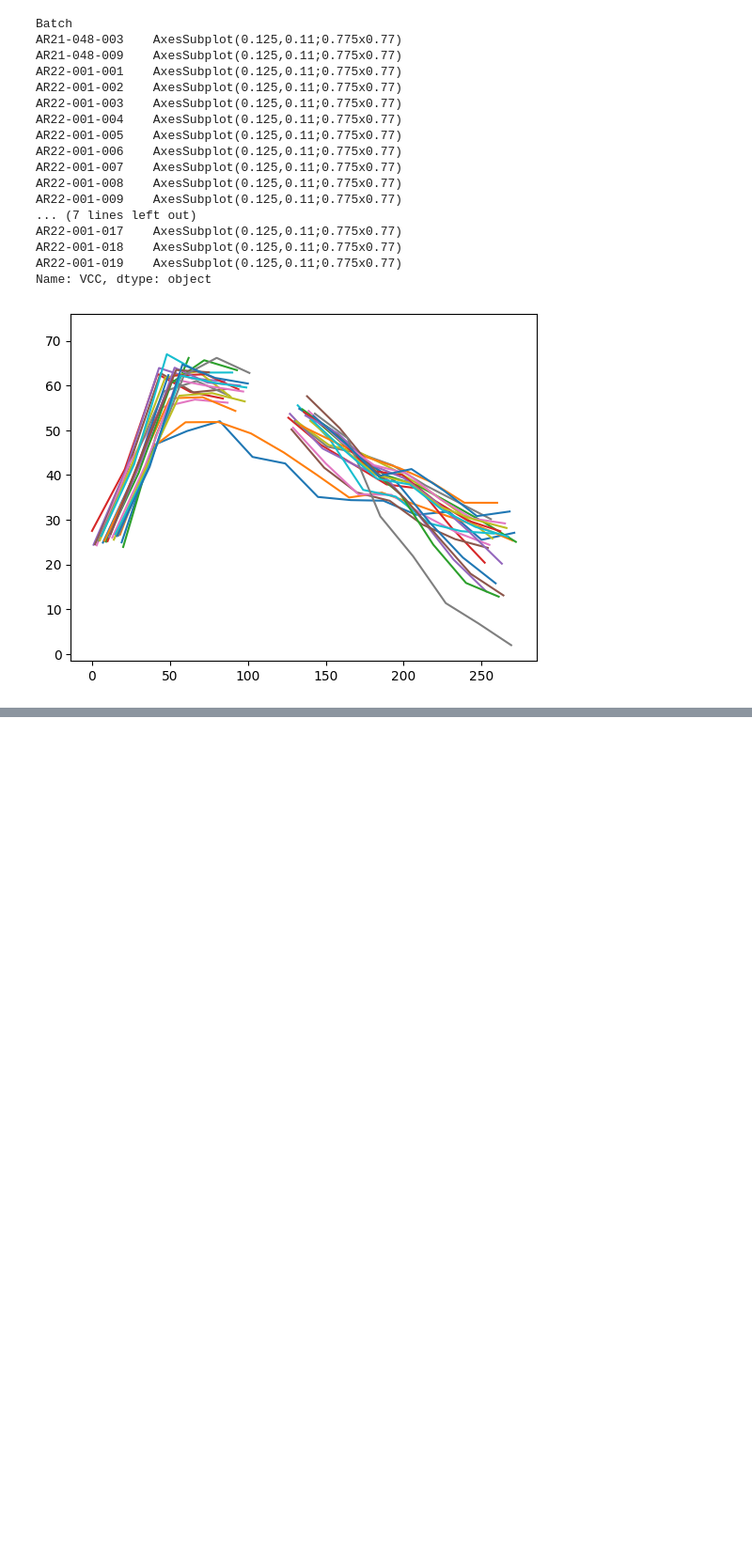
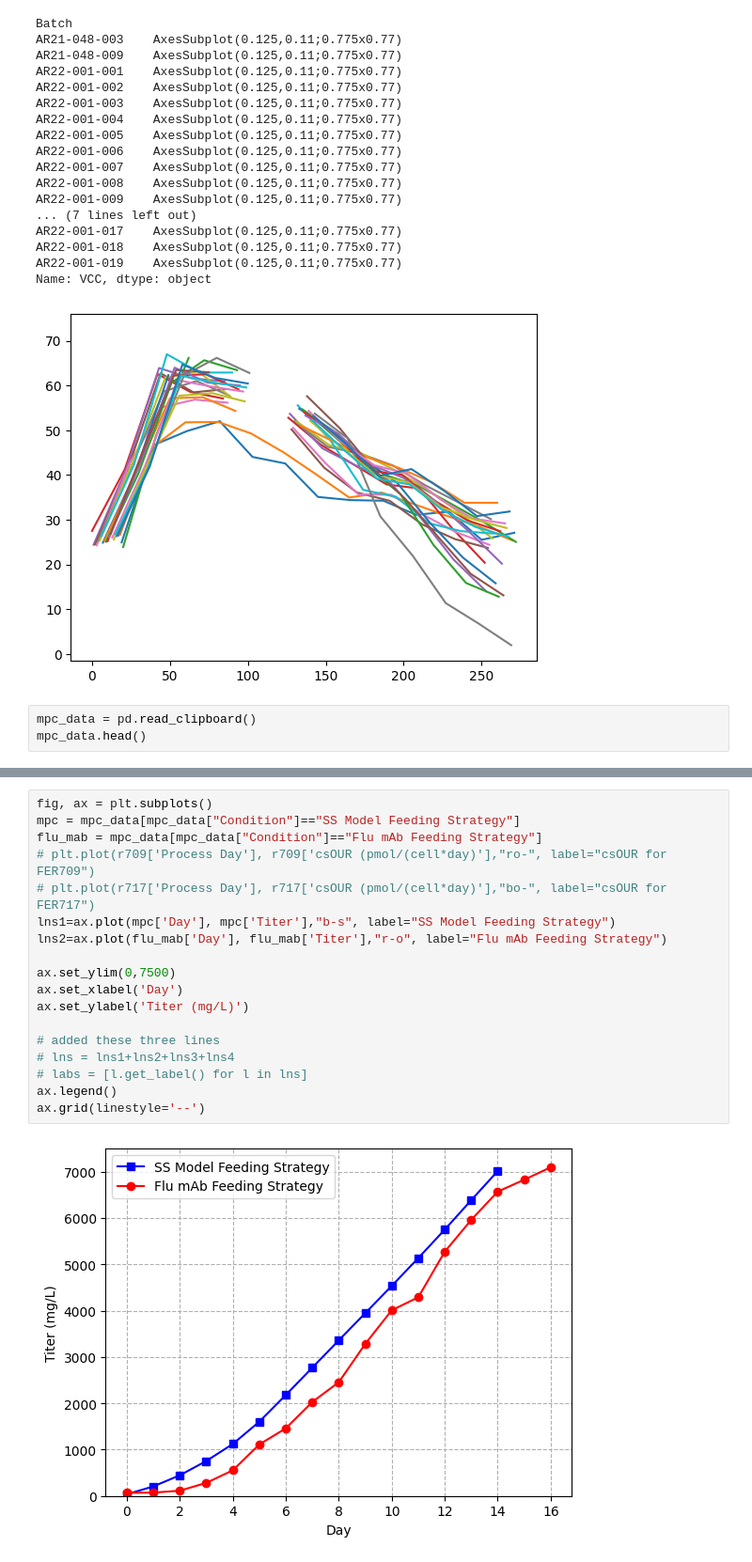
Before and after one commit to zhatz111/state-space-mpc, a Jupyter notebook: notebooks/our_data_analysis.ipynb, the cells around one changed output, grey strips where cells are left out. Shown at 94% size. Cells and saved outputs as stored; diff of their text form; blank space fills up the shorter version.

Commit message:
Update
Updating some code for the current branch so I can create a new branch for CD96 model.

```diff
--- a/notebooks/our_data_analysis.ipynb
+++ b/notebooks/our_data_analysis.ipynb
@@ -337,3 +337,6 @@ AR22-001-018    AxesSubplot(0.125,0.11;0.775x0.77)
 AR22-001-019    AxesSubplot(0.125,0.11;0.775x0.77)
 Name: VCC, dtype: object
 [figure]
+# %%
+mpc_data = pd.read_clipboard()
+mpc_data.head()
@@ -339,0 +350,20 @@ Name: VCC, dtype: object
+# %%
+fig, ax = plt.subplots()
+mpc = mpc_data[mpc_data["Condition"]=="SS Model Feeding Strategy"]
+flu_mab = mpc_data[mpc_data["Condition"]=="Flu mAb Feeding Strategy"]
+# plt.plot(r709['Process Day'], r709['csOUR (pmol/(cell*day)'],"ro-", label="csOUR for FER709")
+# plt.plot(r717['Process Day'], r717['csOUR (pmol/(cell*day)'],"bo-", label="csOUR for FER717")
+lns1=ax.plot(mpc['Day'], mpc['Titer'],"b-s", label="SS Model Feeding Strategy")
+lns2=ax.plot(flu_mab['Day'], flu_mab['Titer'],"r-o", label="Flu mAb Feeding Strategy")
+
+ax.set_ylim(0,7500)
+ax.set_xlabel('Day')
+ax.set_ylabel('Titer (mg/L)')
+
+# added these three lines
+# lns = lns1+lns2+lns3+lns4
+# labs = [l.get_label() for l in lns]
+ax.legend()
+ax.grid(linestyle='--')
+# %% [output]
+[figure, added]
```
Also changed, not shown: parts of 2 cells of this notebook, 5 other files.
